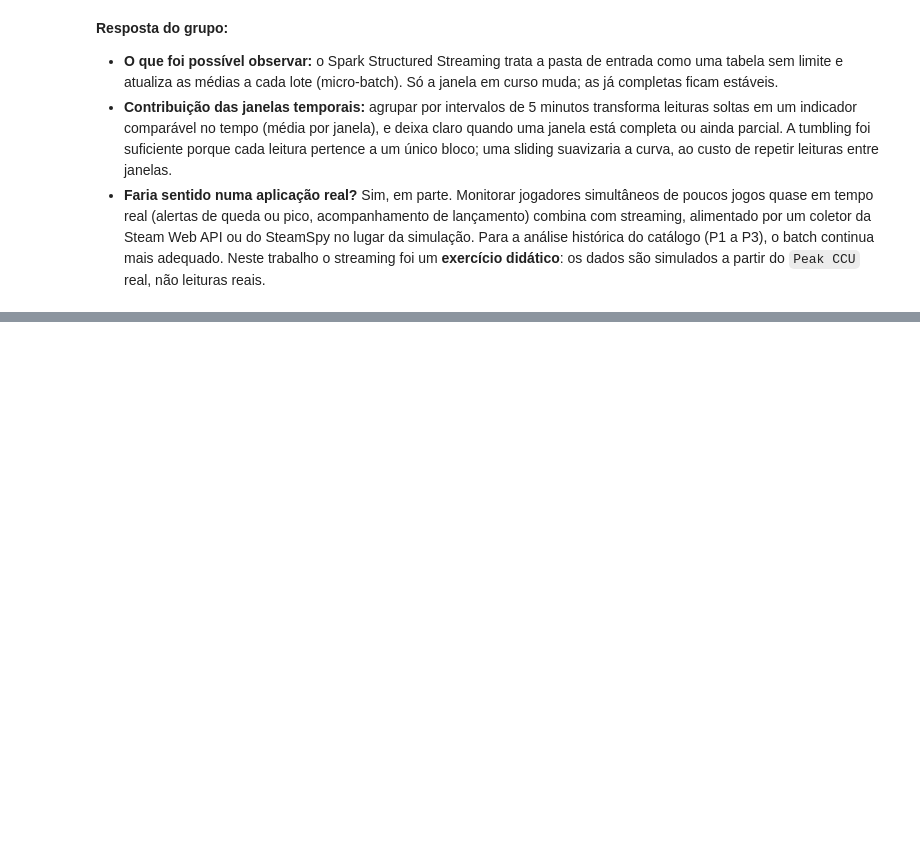
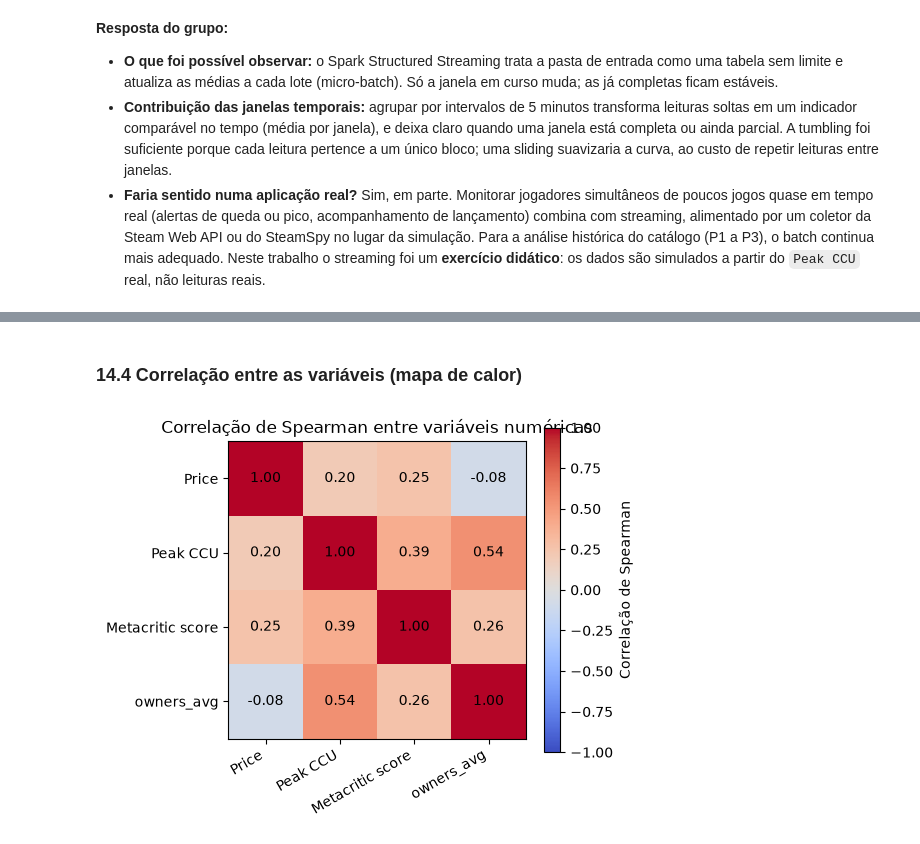
Before and after one commit to LucasStop/pjbl-steam-analytics, a Jupyter notebook: Notebooks/projeto_data_analytics.ipynb, the cells around one changed output, grey strips where cells are left out. Saved outputs shown, nothing was run; the diff lists cells and outputs as text; code cells hidden in the pictures; blank space fills up the shorter version.

```diff
--- a/Notebooks/projeto_data_analytics.ipynb
+++ b/Notebooks/projeto_data_analytics.ipynb
@@ -516,0 +655,17 @@ Na última resposta, o grupo pode reconhecer que o streaming foi utilizado apena
+# %% [markdown]
+### 14.4 Correlação entre as variáveis (mapa de calor)
+# %%
+corr = com_ccu[variaveis].corr(method="spearman")
+fig, eixo = plt.subplots(figsize=(5.5, 4.5))
+imagem = eixo.imshow(corr, cmap="coolwarm", vmin=-1, vmax=1)
+eixo.set_xticks(range(len(variaveis)), variaveis, rotation=30, ha="right")
+eixo.set_yticks(range(len(variaveis)), variaveis)
+for i in range(len(variaveis)):
+    for j in range(len(variaveis)):
+        eixo.text(j, i, f"{corr.iloc[i, j]:.2f}", ha="center", va="center")
+fig.colorbar(imagem, label="Correlação de Spearman")
+eixo.set_title("Correlação de Spearman entre variáveis numéricas")
+plt.tight_layout()
+plt.show()
+# %% [output]
+[figure, added]
```
Also changed, not shown: parts of 28 cells of this notebook, 2 other files.
